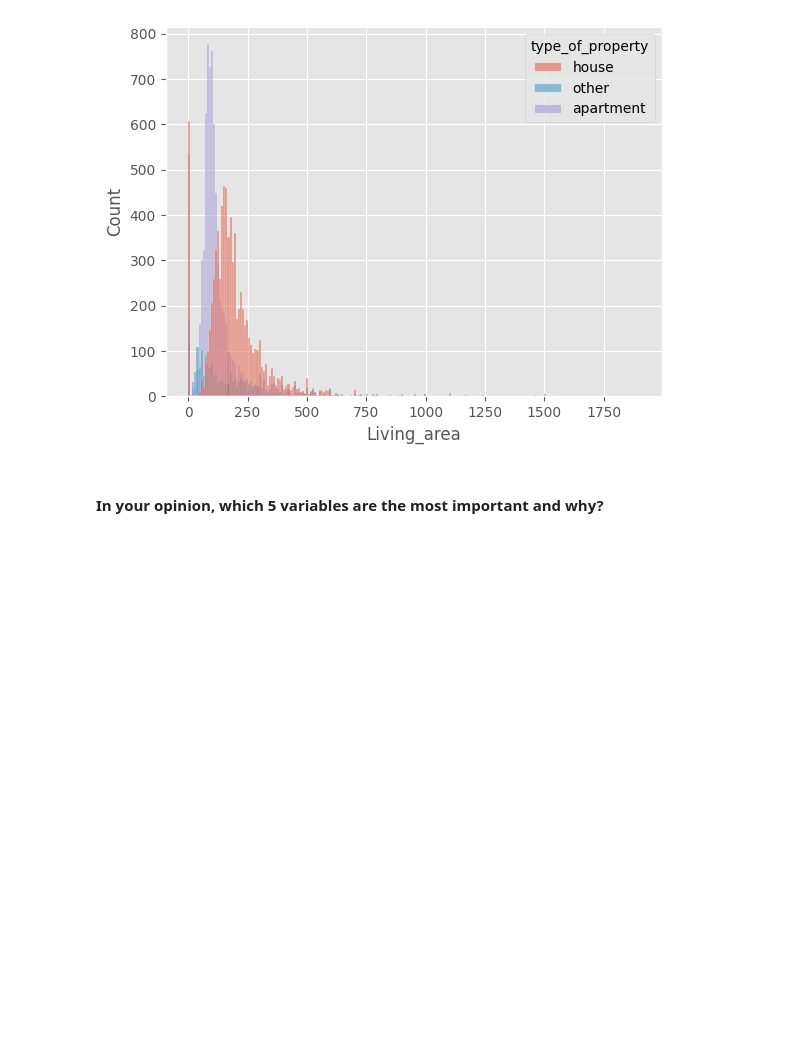
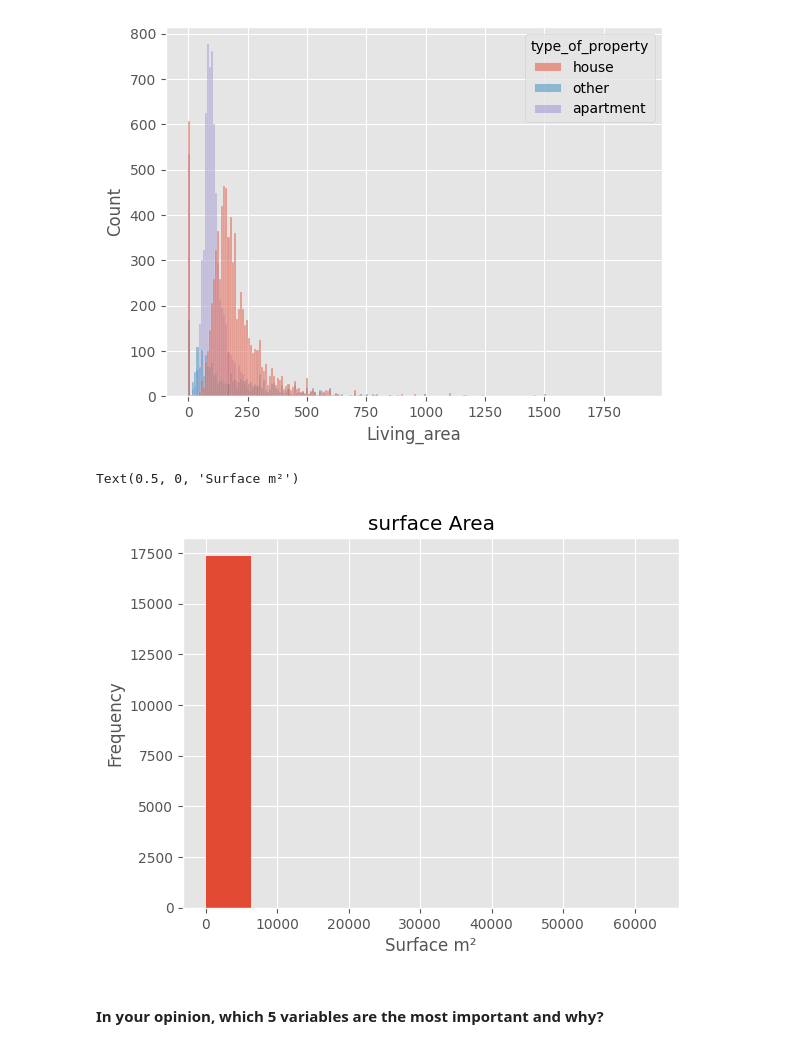
Before and after one commit to Koumeyl/challenge-data-analysis, a Jupyter notebook: Exploration.ipynb, the cells around one changed output. Drawn from its saved outputs; the diff is of its cells as text; code cells hidden in the pictures; blank space fills up the shorter version.

```diff
--- a/Exploration.ipynb
+++ b/Exploration.ipynb
@@ -190,8 +190,7 @@ requested_attributes_list = ['url',
                              'Swimming pool',
                              'type_of_sale',
                              'Terrace',
-                             'Garden',
-                             'region']
+                             'Garden']
 # %%
 for attribute in requested_attributes_list:
     print(f'missing values: {round((df_raw[attribute].isnull().sum()/total_elements)*100,2)}% {attribute} ')
@@ -264,0 +266,19 @@ df
+# %%
+postcodes = {(1000,1299) : 'Brussels',
+(1300,1499) : 'Wallonia',
+(1500,1999) : 'Flanders',
+(2000,2999) : 'Flanders',
+(3000,3499) : 'Flanders',
+(3500,3999) : 'Flanders',
+(4000,4999) : 'Wallonia',
+(5000,5680) : 'Wallonia',
+(6000,6599) : 'Wallonia',
+(6600,6999) : 'Wallonia',
+(7000,7999) : 'Wallonia',
+(8000,8999) : 'Flanders',
+(9000,9999) : 'Flanders'}
+# %%
+df["Region"] = df['zip_code']
+for postcode_range, region in postcodes.items():
+    _min, _max = postcode_range
+    df["Region"][df["zip_code"].between(_min,_max)] = region
@@ -475,11 +593,14 @@ plt.show()
 # %% [output]
 [figure]
 # %%
-ax = df['Living area'].plot(kind='hist',
+ax = df['Living_area'].plot(kind='hist',
                       title='surface Area',
                       #hue='type_of_property',
                       )
 ax.set_xlabel('Surface m²')
+# %% [output]
+Text(0.5, 0, 'Surface m²')
+[figure, added]
 # %% [markdown]
 #### In your opinion, which **5 variables are the most** important and **why?**
 # %% [markdown]
```
Also changed, not shown: parts of 15 cells of this notebook, 1 other file.
